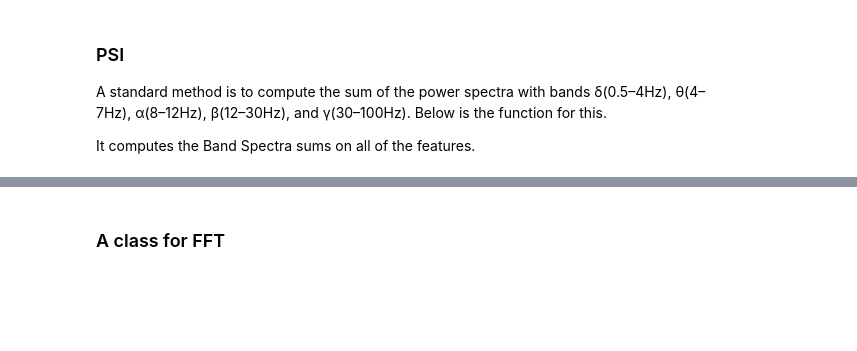
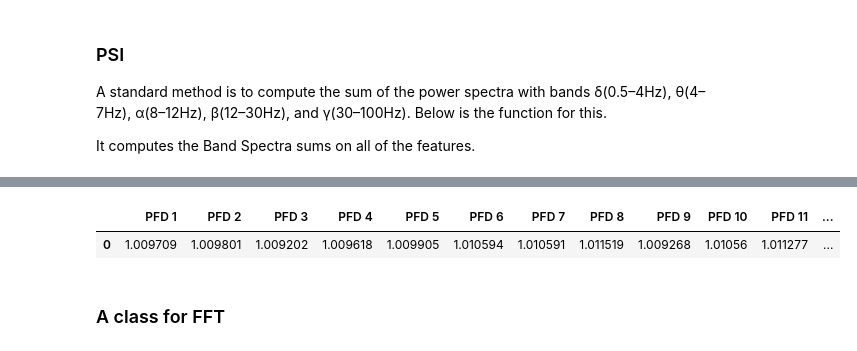
Before and after one commit to MrChristophRivera/KaggleEEG, a Jupyter notebook: notebooks/ExploratoryNotebook2_chris.ipynb, the cells around one changed output, grey strips where cells are left out. Drawn from its saved outputs; the diff is of its cells as text; code cells hidden in the pictures; blank space fills up the shorter version.

Commit message:
updated FFT_Features class and extract_petrosian

```diff
--- a/notebooks/ExploratoryNotebook2_chris.ipynb
+++ b/notebooks/ExploratoryNotebook2_chris.ipynb
@@ -338,7 +335,12 @@ def extract_petrosian_fd(time_series):
 
     # compute the values, place in a data frame and return
     pfd_df= pd.DataFrame(ts.apply(petrosian_fd))
-    pfd_df.index = ['PFD %d'%i for i in range(len(d)) ]
+    pfd_df.index = ['PFD %d'%(i+1) for i in range(len(time_series.columns)) ]
     return pfd_df.T
+# %%
+extract_petrosian_fd(ts)
+# %% [output]
+|  | PFD 1 | PFD 2 | PFD 3 | PFD 4 | PFD 5 | PFD 6 | PFD 7 | PFD 8 | PFD 9 | PFD 10 | PFD 11 | ... |
+| 0 | 1.009709 | 1.009801 | 1.009202 | 1.009618 | 1.009905 | 1.010594 | 1.010591 | 1.011519 | 1.009268 | 1.01056 | 1.011277 | ... |
 # %% [markdown]
 ### A class for FFT
```
Also changed, not shown: parts of 4 cells of this notebook, 1 other file.
